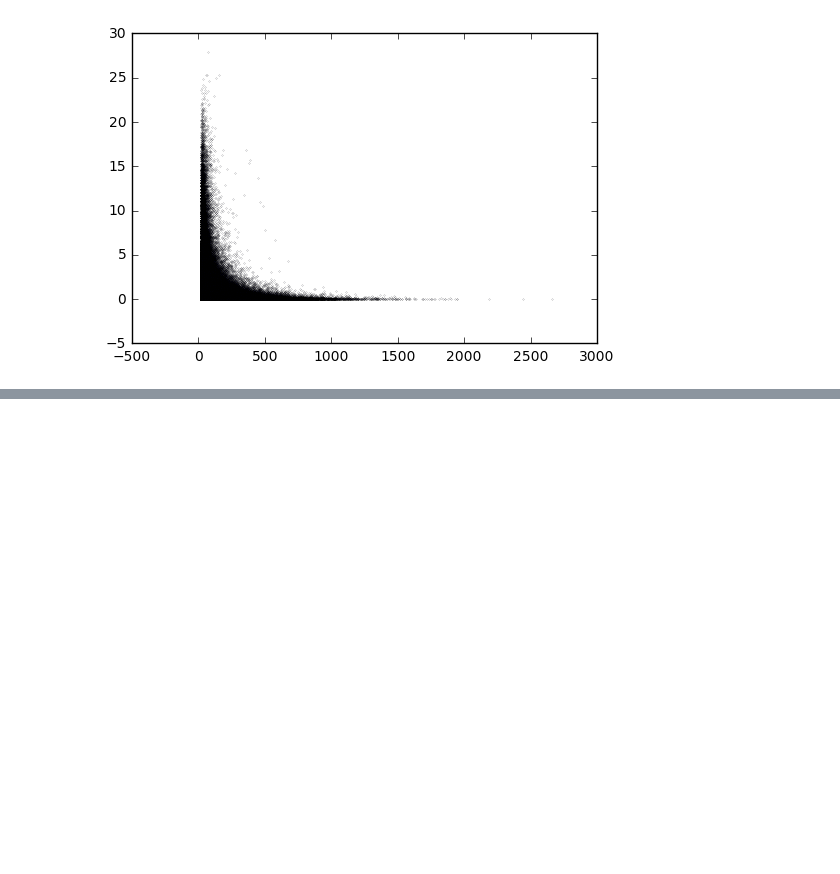
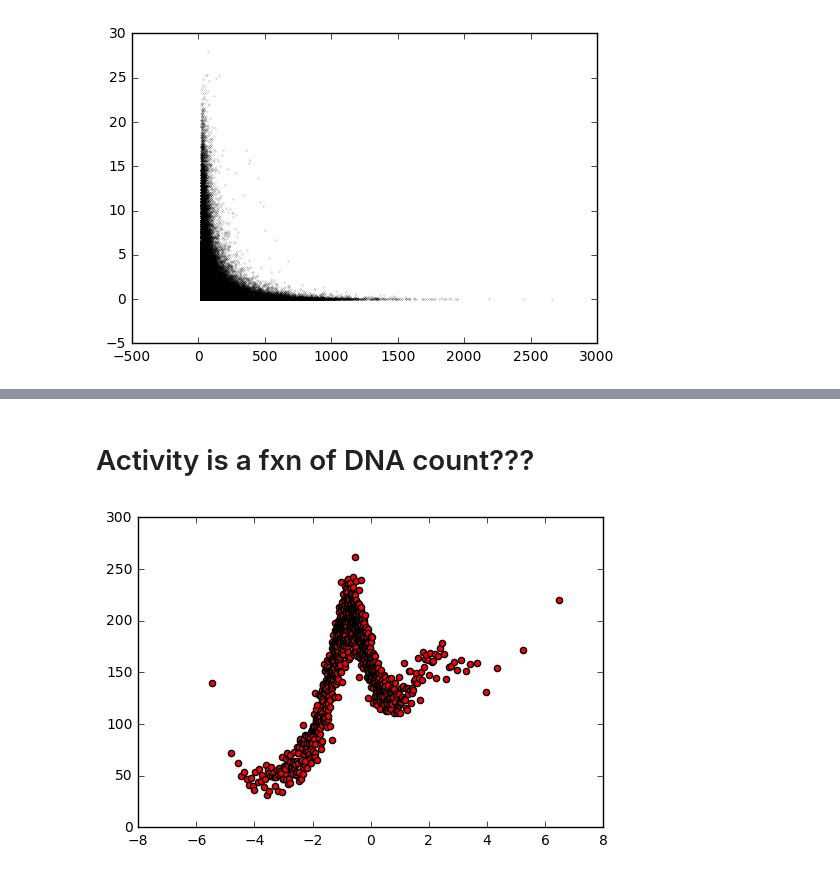
Before and after one commit to irvhsu/cs273b-project, a Jupyter notebook: notebooks/variance_v_dna.ipynb, the cells around one changed output, grey strips where cells are left out. Cells and saved outputs as stored; diff of their text form; code cells hidden in the pictures; blank space fills up the shorter version.

```diff
--- a/notebooks/variance_v_dna.ipynb
+++ b/notebooks/variance_v_dna.ipynb
@@ -66,0 +75,8 @@ quantile_plot(zip(dna_count, variance), 1000)
+# %% [markdown]
+# Activity is a fxn of DNA count???
+# %%
+#plt.scatter([(r1+r2) / 2 for r1, r2 in zip(rep1, rep2)], dna_count)
+quantile_plot(zip([(r1+r2) / 2 for r1, r2 in zip(rep1, rep2)], dna_count), 1000)
+plt.show()
+# %% [output]
+[figure, added]
```
Also changed, not shown: parts of 8 cells of this notebook.
